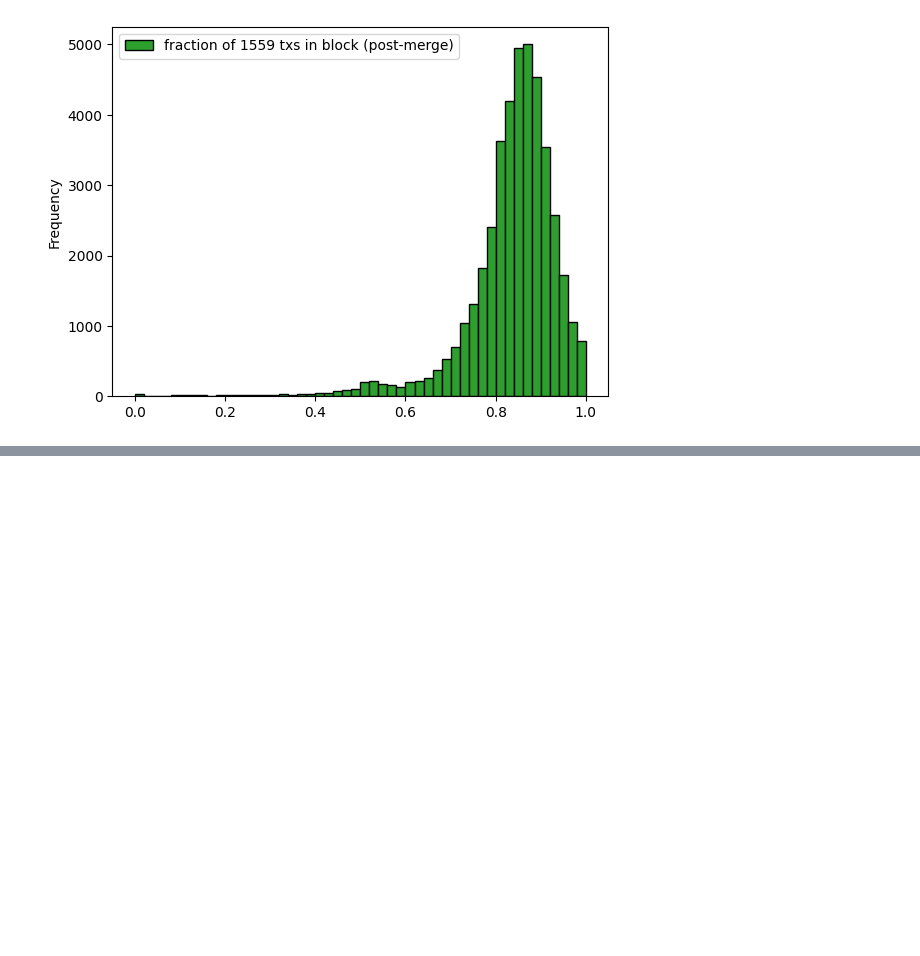
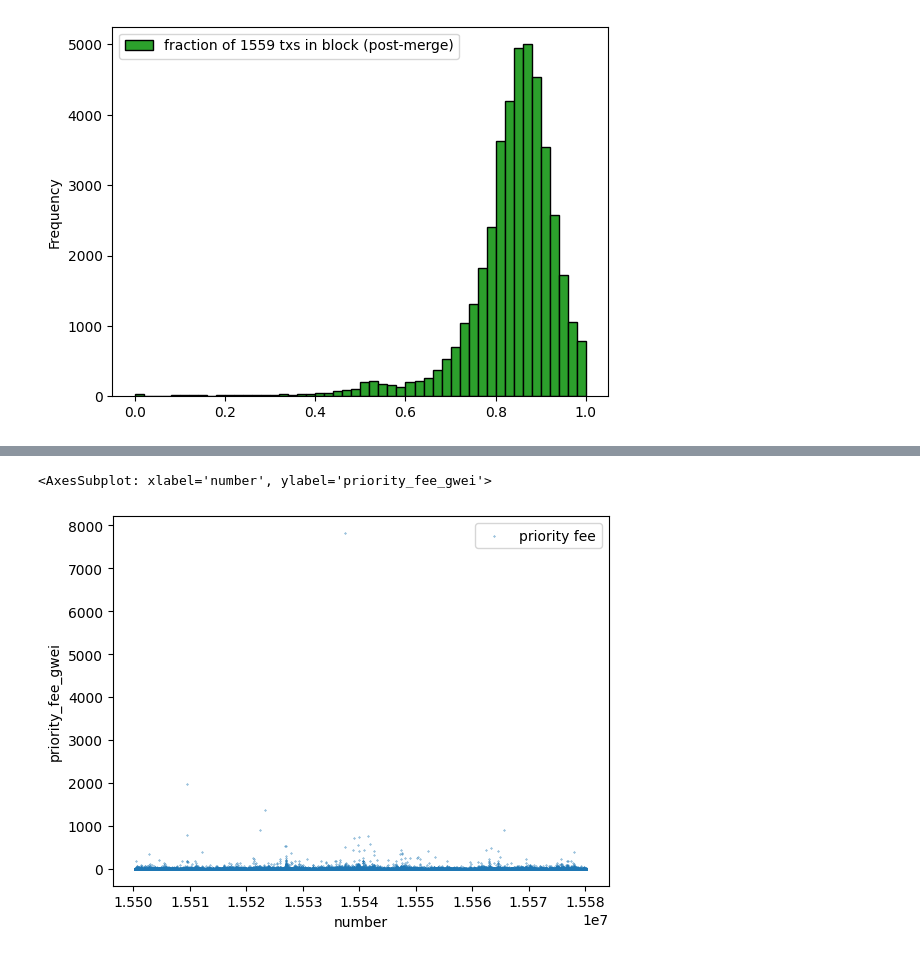
Before and after one commit to fmrmf/merge-challenge, a Jupyter notebook: notebook/transactions.ipynb, the cells around one changed output, grey strips where cells are left out. Cells and saved outputs as stored; diff of their text form; code cells hidden in the pictures; blank space fills up the shorter version.

Commit message:
plot priority tx fee mean

```diff
--- a/notebook/transactions.ipynb
+++ b/notebook/transactions.ipynb
@@ -238,0 +213,4 @@ qt
+# %%
+# join qb.timestamp, qb.base_fee into qt
+qt = qt.join(qb.filter(['number', 'timestamp', 'base_fee_gwei']).rename(columns={"number": "block_number"}).set_index('block_number'), on='block_number')
+qt
@@ -238,0 +237,4 @@ qt
+# %%
+qt['max_fee_less_base_gwei'] = qt['max_fee_gwei'] - qt['base_fee_gwei']
+qt['priority_fee_gwei'] = np.minimum(qt['max_priority_fee_gwei'], qt['max_fee_less_base_gwei'])
+qt['effective_gas_price_gwei'] = qt['priority_fee_gwei'] + qt['base_fee_gwei']
@@ -297,0 +326,7 @@ qt_grouped_by_type[qt_grouped_by_type['number'] >= merge_block_number].plot(y='t
+# %%
+%%capture --no-display
+# start with priority fee
+#  ... take averages within block
+qt_group_by_block_avgs = qt.groupby(by='block_number').mean()
+# %%
+qt_group_by_block_avgs['number'] = qt_group_by_block_avgs.index
@@ -297,0 +350,5 @@ qt_grouped_by_type[qt_grouped_by_type['number'] >= merge_block_number].plot(y='t
+# %%
+qt_group_by_block_avgs.plot(x='number', y='priority_fee_gwei', kind='scatter', label='priority fee', s=0.1)
+# %% [output]
+<AxesSubplot: xlabel='number', ylabel='priority_fee_gwei'>
+[figure, added]
```
Also changed, not shown: parts of 16 cells of this notebook.
